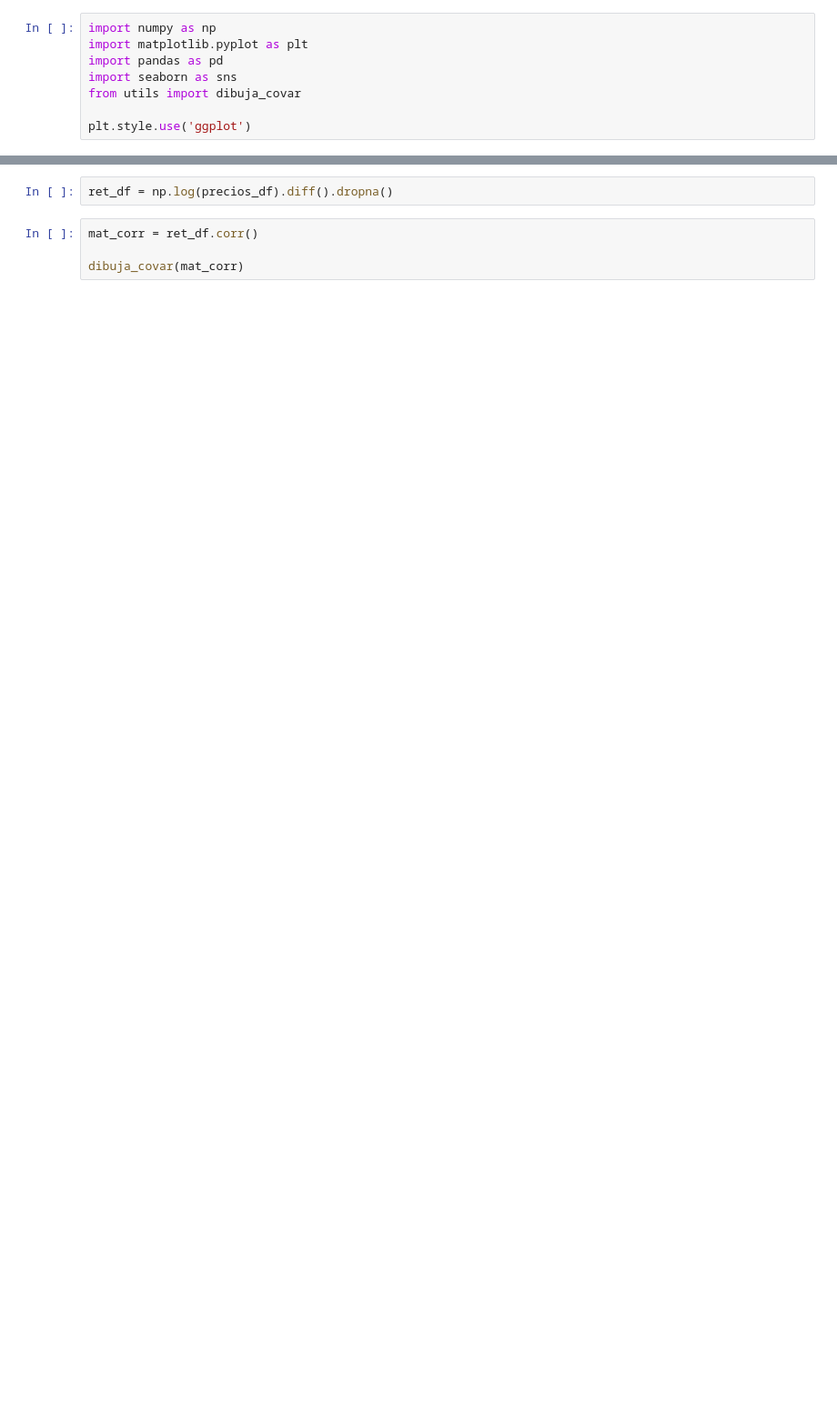
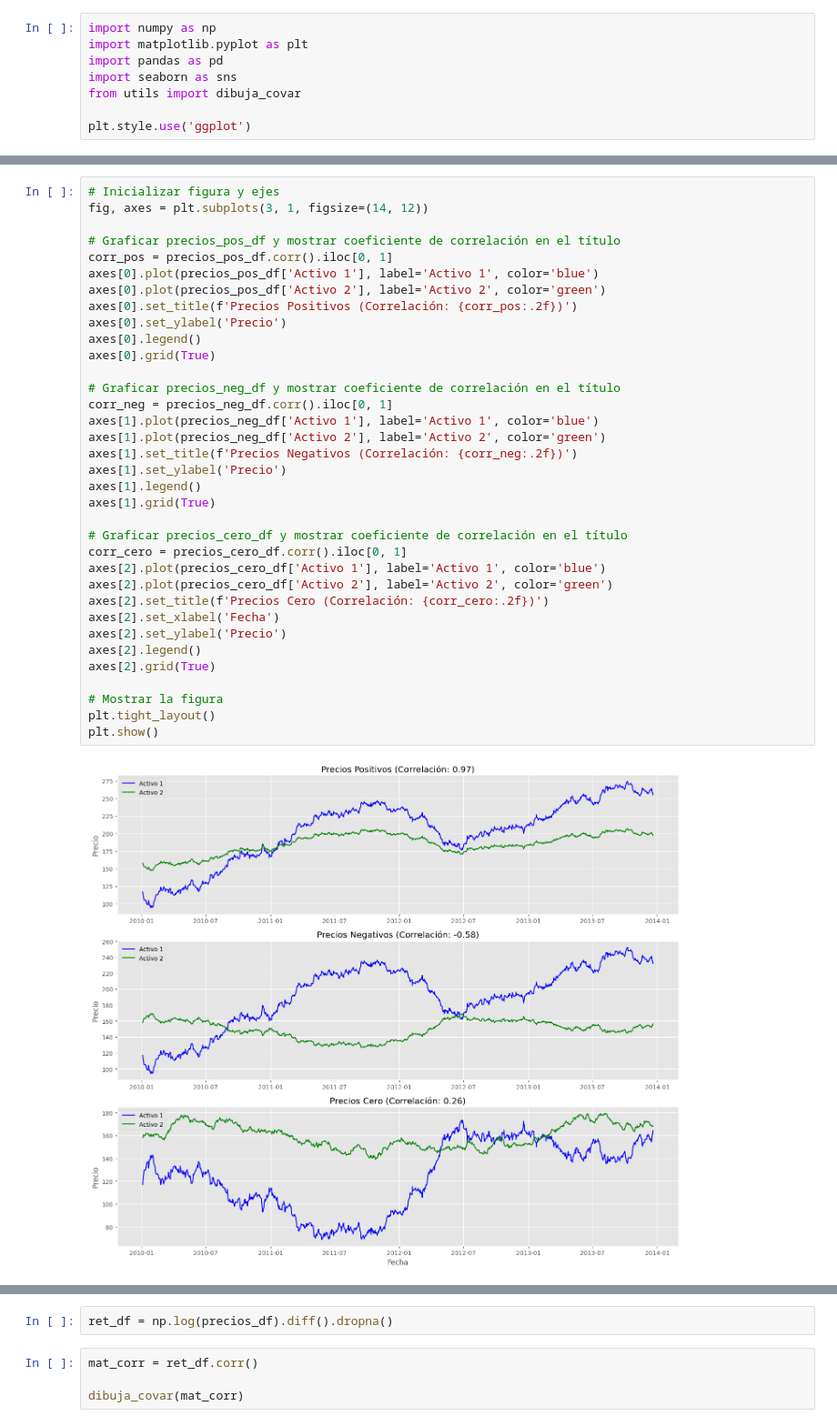
Before and after one commit to alfonso-santos/Python-aplicado-gestion-carteras, a Jupyter notebook: source/carteras-reales.ipynb, the cells around one changed output, grey strips where cells are left out. Shown at 91% size. Drawn from its saved outputs; the diff is of its cells as text; blank space fills up the shorter version.

```diff
--- a/source/carteras-reales.ipynb
+++ b/source/carteras-reales.ipynb
@@ -39,0 +16,37 @@ precios_df.plot(figsize=(10, 6))
+# %%
+# Inicializar figura y ejes
+fig, axes = plt.subplots(3, 1, figsize=(14, 12))
+
+# Graficar precios_pos_df y mostrar coeficiente de correlación en el título
+corr_pos = precios_pos_df.corr().iloc[0, 1]
+axes[0].plot(precios_pos_df['Activo 1'], label='Activo 1', color='blue')
+axes[0].plot(precios_pos_df['Activo 2'], label='Activo 2', color='green')
+axes[0].set_title(f'Precios Positivos (Correlación: {corr_pos:.2f})')
+axes[0].set_ylabel('Precio')
+axes[0].legend()
+axes[0].grid(True)
+
+# Graficar precios_neg_df y mostrar coeficiente de correlación en el título
+corr_neg = precios_neg_df.corr().iloc[0, 1]
+axes[1].plot(precios_neg_df['Activo 1'], label='Activo 1', color='blue')
+axes[1].plot(precios_neg_df['Activo 2'], label='Activo 2', color='green')
+axes[1].set_title(f'Precios Negativos (Correlación: {corr_neg:.2f})')
+axes[1].set_ylabel('Precio')
+axes[1].legend()
+axes[1].grid(True)
+
+# Graficar precios_cero_df y mostrar coeficiente de correlación en el título
+corr_cero = precios_cero_df.corr().iloc[0, 1]
+axes[2].plot(precios_cero_df['Activo 1'], label='Activo 1', color='blue')
+axes[2].plot(precios_cero_df['Activo 2'], label='Activo 2', color='green')
+axes[2].set_title(f'Precios Cero (Correlación: {corr_cero:.2f})')
+axes[2].set_xlabel('Fecha')
+axes[2].set_ylabel('Precio')
+axes[2].legend()
+axes[2].grid(True)
+
+# Mostrar la figura
+plt.tight_layout()
+plt.show()
+# %% [output]
+[figure, added]
```
Also changed, not shown: parts of 34 cells of this notebook, 4 other files.
